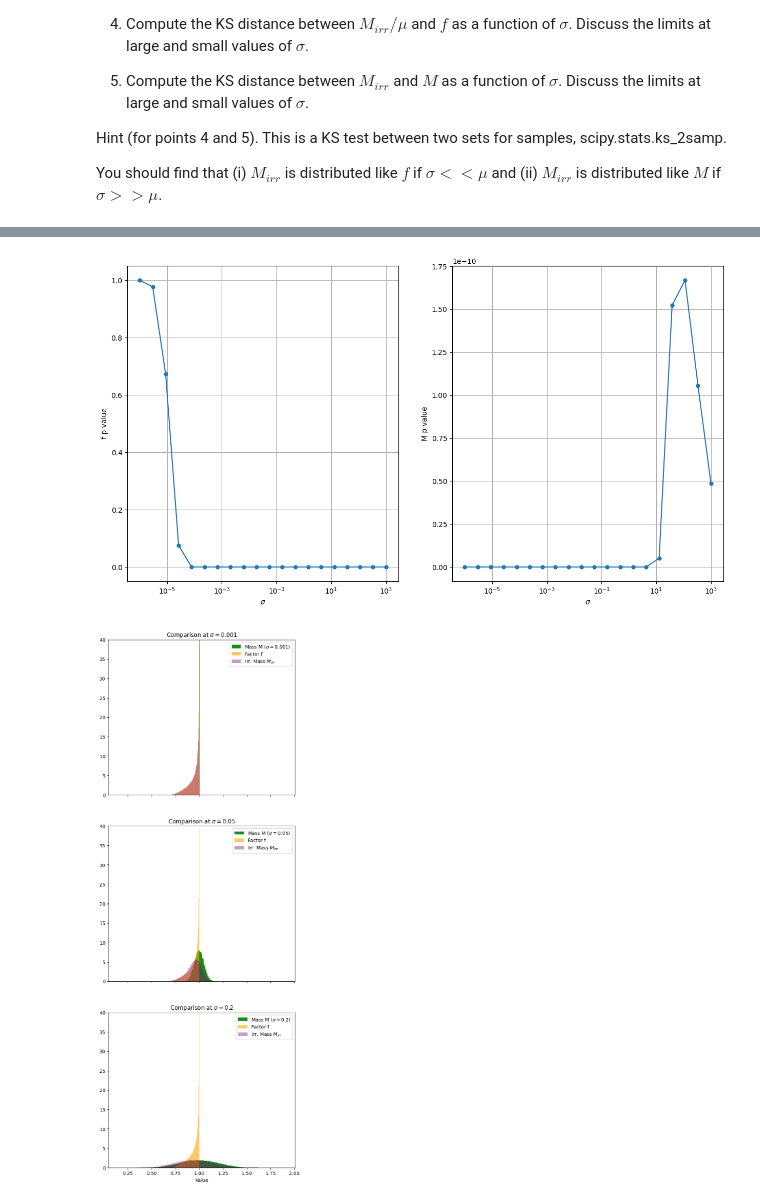
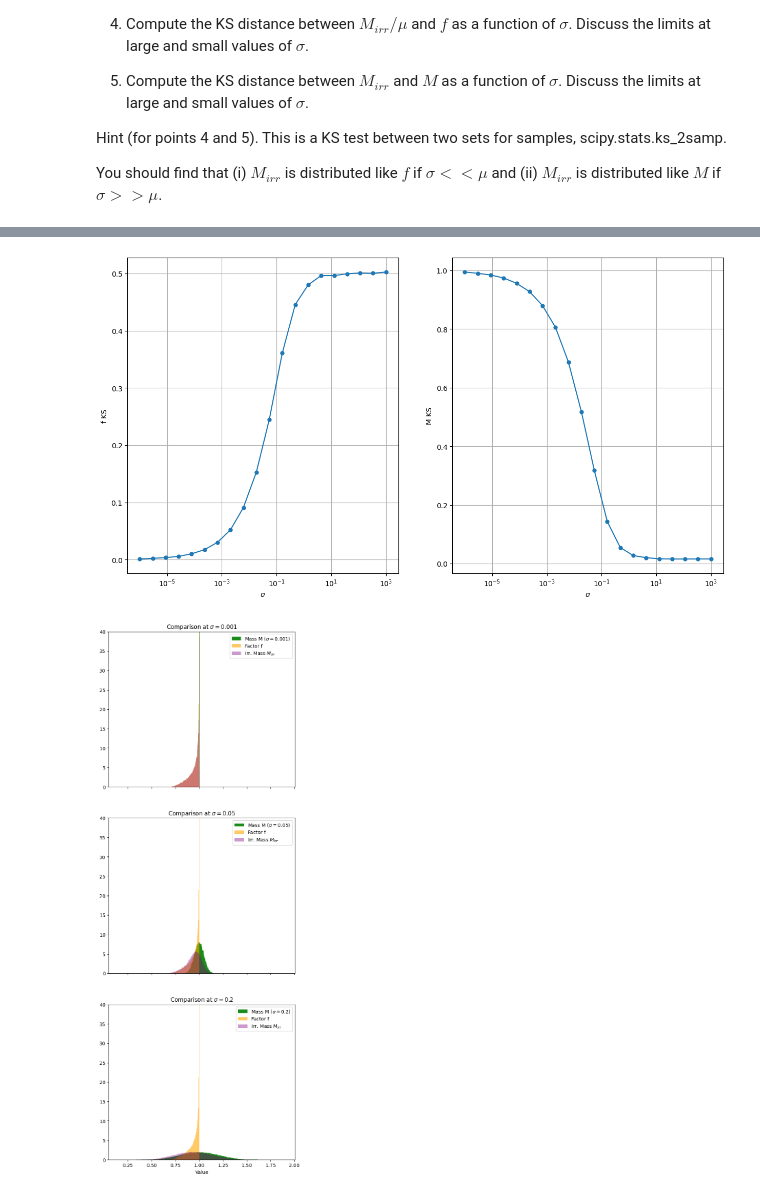
Before and after one commit to anna-tresoldi/astrostatistics_bicocca_2026, a Jupyter notebook: working/L07_BHsIrreducableMass.ipynb, the cells around one changed output, grey strips where cells are left out. Drawn from its saved outputs; the diff is of its cells as text; code cells hidden in the pictures.

Commit message:
changed p value in ks

```diff
--- a/working/L07_BHsIrreducableMass.ipynb
+++ b/working/L07_BHsIrreducableMass.ipynb
@@ -108,14 +108,15 @@ def KS_stats(sigma, N):
     spin = np.random.uniform(0,1,N)
     M = np.random.normal(mu,sigma, N)
     irr_M_sample = M*np.sqrt((1+np.sqrt(1-spin**2))/2)
-    f_pvalue=stats.ks_2samp(irr_M_sample, np.sqrt((1+np.sqrt(1-spin**2))/2))
-    M_pvalue =stats.ks_2samp(irr_M_sample, M)
-    return f_pvalue[1], M_pvalue[1]
+    f_KS=stats.ks_2samp(irr_M_sample, np.sqrt((1+np.sqrt(1-spin**2))/2))
+    M_KS =stats.ks_2samp(irr_M_sample, M)
+    print(f"KS test for f: {f_KS}")
+    return f_KS[0], M_KS[0]
 # %%
-f_pvalue=[]
-M_pvalue=[]
+f_KS=[]
+M_KS=[]
 sigma = np.logspace(-6,3, 20, endpoint='True')
 for s in sigma:
     f, M = KS_stats(s, N)
-    f_pvalue.append(f)
-    M_pvalue.append(M)
+    f_KS.append(f)
+    M_KS.append(M)
@@ -122,18 +144,18 @@ for s in sigma:
 # %%
 fig, ax =plt.subplots(1,2, figsize=(15,8))
-ax[0].plot(sigma, f_pvalue, '.', ls='-', ms=10)
-ax[1].plot(sigma, M_pvalue, '.', ls='-',ms=10)
-ax[0].set_ylabel('f p value')
-ax[1].set_ylabel('M p value')
+ax[0].plot(sigma, f_KS, '.', ls='-', ms=10)
+ax[1].plot(sigma, M_KS, '.', ls='-',ms=10)
+ax[0].set_ylabel('f KS')
+ax[1].set_ylabel('M KS')
 for axi in ax:
     axi.set_xlabel(r'$\sigma$')
 
     axi.set_xscale('log')
     #axi.set_yscale('log')
     #axi.set_ylim(0,0.1)
     axi.grid()
 # %% [output]
-[figure, old version]
+[figure, new version]
 # %%
 sigmas = [0.001, 0.05, 0.2]
 fig_h, axes_h = plt.subplots(len(sigmas), 1, figsize=(7, 20), sharex=True)
```
Also changed, not shown: parts of 4 cells of this notebook.
